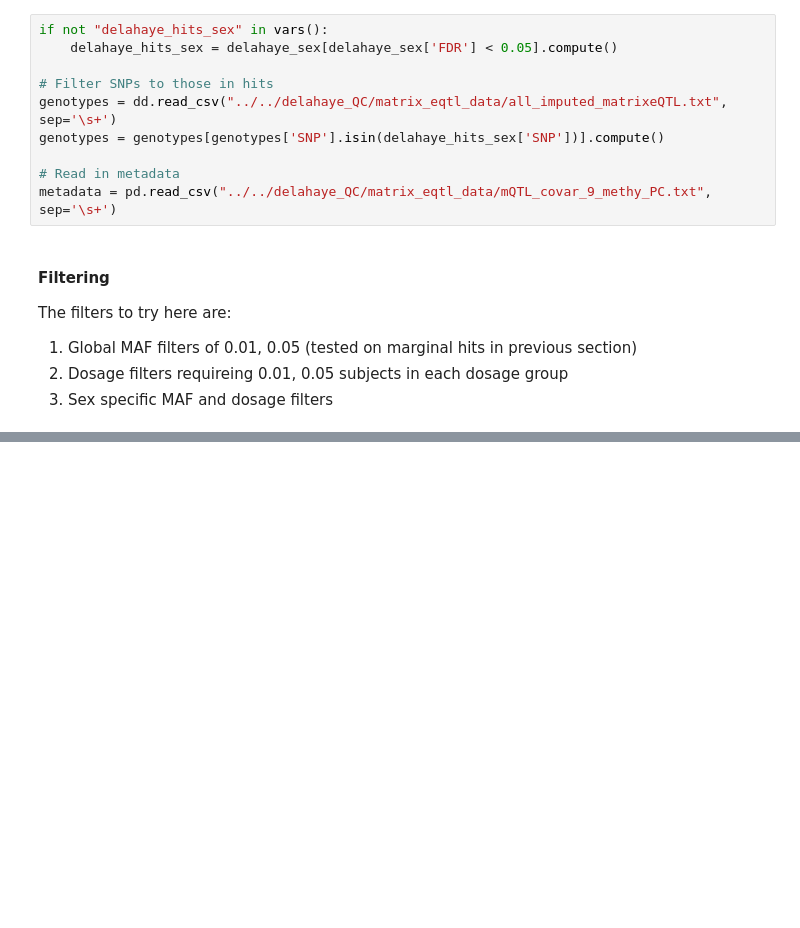
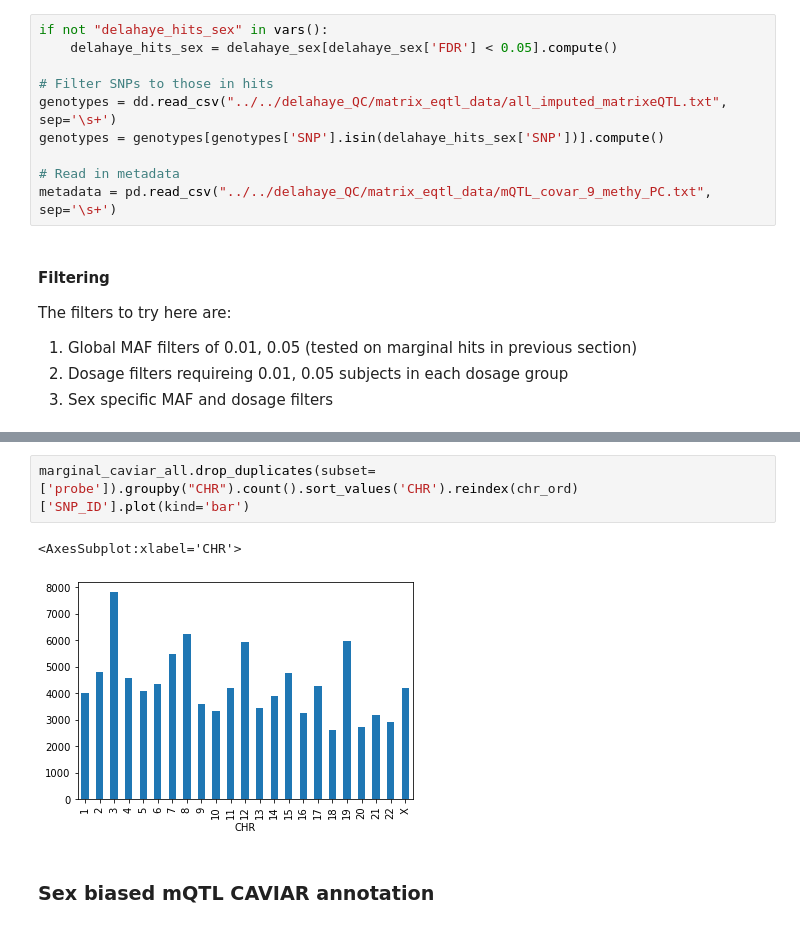
Before and after one commit to wilcas/sex_specific_mQTL, a Jupyter notebook: delahaye_mQTL_analyses/mQTL_exploration_filtering.ipynb, the cells around one changed output, grey strips where cells are left out. Drawn from its saved outputs; the diff is of its cells as text; blank space fills up the shorter version.

```diff
--- a/delahaye_mQTL_analyses/mQTL_exploration_filtering.ipynb
+++ b/delahaye_mQTL_analyses/mQTL_exploration_filtering.ipynb
@@ -258,0 +350,7 @@ result
+# %%
+marginal_caviar_all.drop_duplicates(subset=['probe']).groupby("CHR").count().sort_values('CHR').reindex(chr_ord)['SNP_ID'].plot(kind='bar')
+# %% [output]
+<AxesSubplot:xlabel='CHR'>
+[figure, added]
+# %% [markdown]
+### Sex biased mQTL CAVIAR annotation
```
Also changed, not shown: parts of 21 cells of this notebook, 2 other files.
